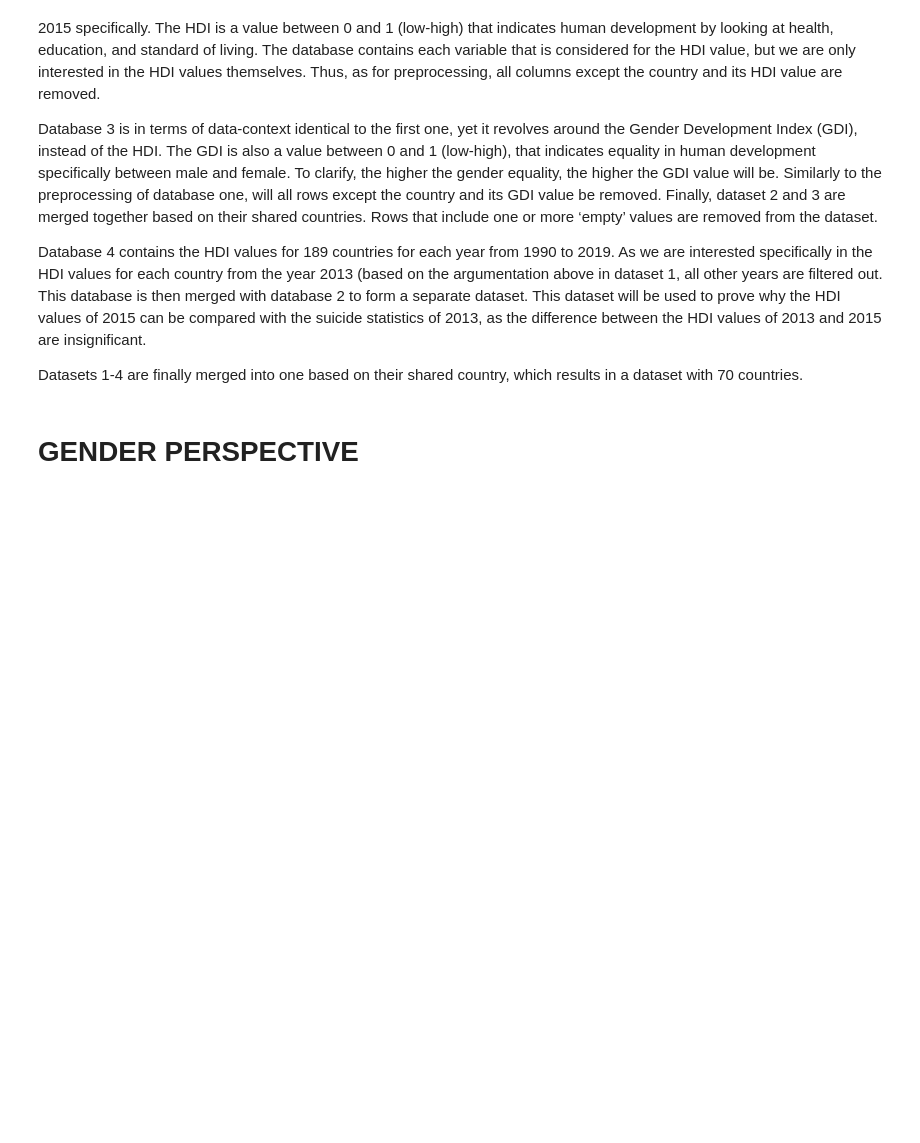
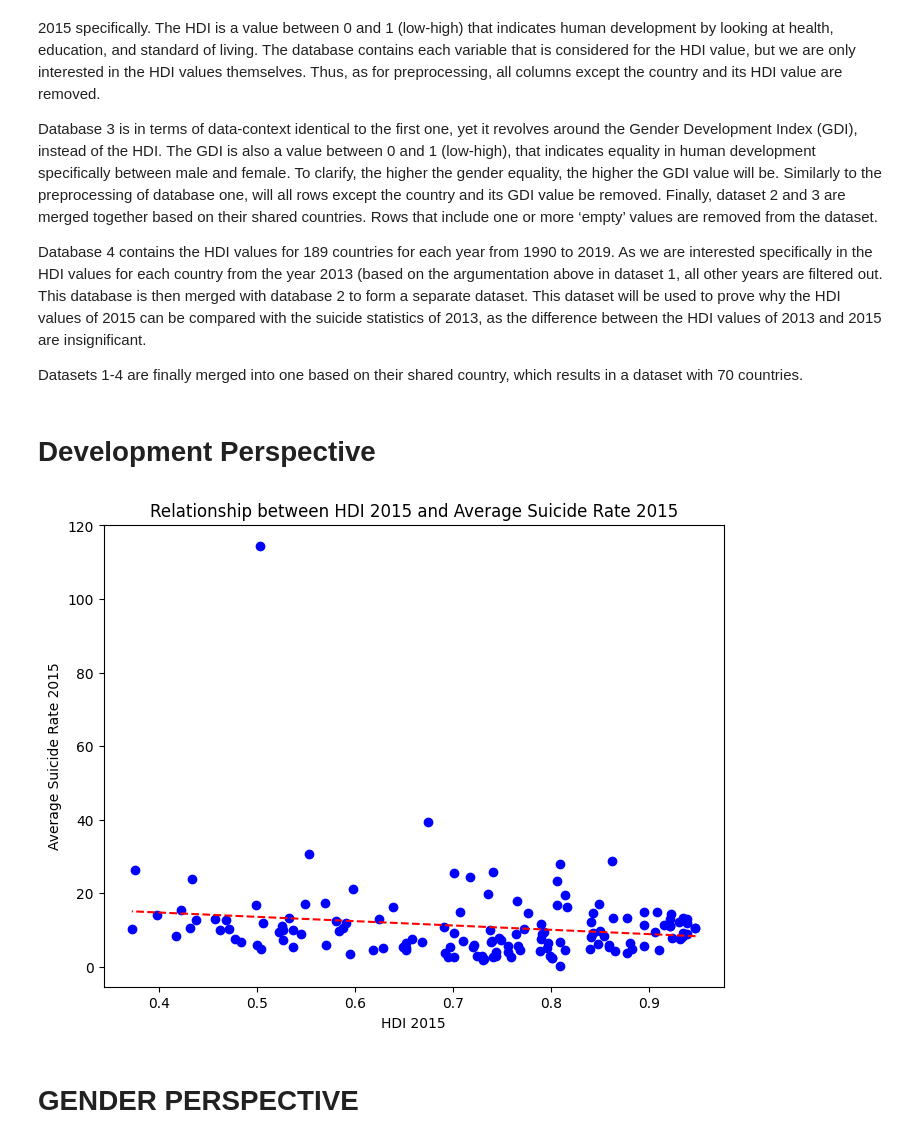
Before and after one commit to Lloydster25/Informatievisualisatie, a Jupyter notebook: FINAL.ipynb, the cells around one changed output. Saved outputs shown, nothing was run; the diff lists cells and outputs as text; code cells hidden in the pictures; blank space fills up the shorter version.

Commit message:
Perspective 3 afgemaakt

```diff
--- a/FINAL.ipynb
+++ b/FINAL.ipynb
@@ -20,6 +20,33 @@ Database 3 is in terms of data-context identical to the first one, yet it revolv
 Database 4 contains the HDI values for 189 countries for each year from 1990 to 2019. As we are interested specifically in the HDI values for each country from the year 2013 (based on the argumentation above in dataset 1, all other years are filtered out. This database is then merged with database 2 to form a separate dataset. This dataset will be used to prove why the HDI values of 2015 can be compared with the suicide statistics of 2013, as the difference between the HDI values of 2013 and 2015 are insignificant.
 
 Datasets 1-4 are finally merged into one based on their shared country, which results in a dataset with 70 countries.
+# %% [markdown]
+# Development Perspective
+# %%
+import pandas as pd
+import matplotlib.pyplot as plt
+import numpy as np
+
+df = pd.read_csv('docs/databases/IV DATASET 1.csv')
+
+# Scatter plot
+plt.figure(figsize=(8, 6))
+scatter = plt.scatter(df['HDI 2015'], df['Average suicide 2015'], color='blue')
+
+# Calculate trendline using linear regression
+z = np.polyfit(df['HDI 2015'], df['Average suicide 2015'], 1)
+p = np.poly1d(z)
+plt.plot(df['HDI 2015'], p(df['HDI 2015']), color='red', linestyle='--')
+
+# Add labels and title
+plt.xlabel('HDI 2015')
+plt.ylabel('Average Suicide Rate 2015')
+plt.title('Relationship between HDI 2015 and Average Suicide Rate 2015')
+
+# Display the plot
+plt.show()
+# %% [output]
+[figure, added]
 # %% [markdown]
  # GENDER PERSPECTIVE
 # %%
```
Also changed, not shown: parts of 7 cells of this notebook, 7 other files.
